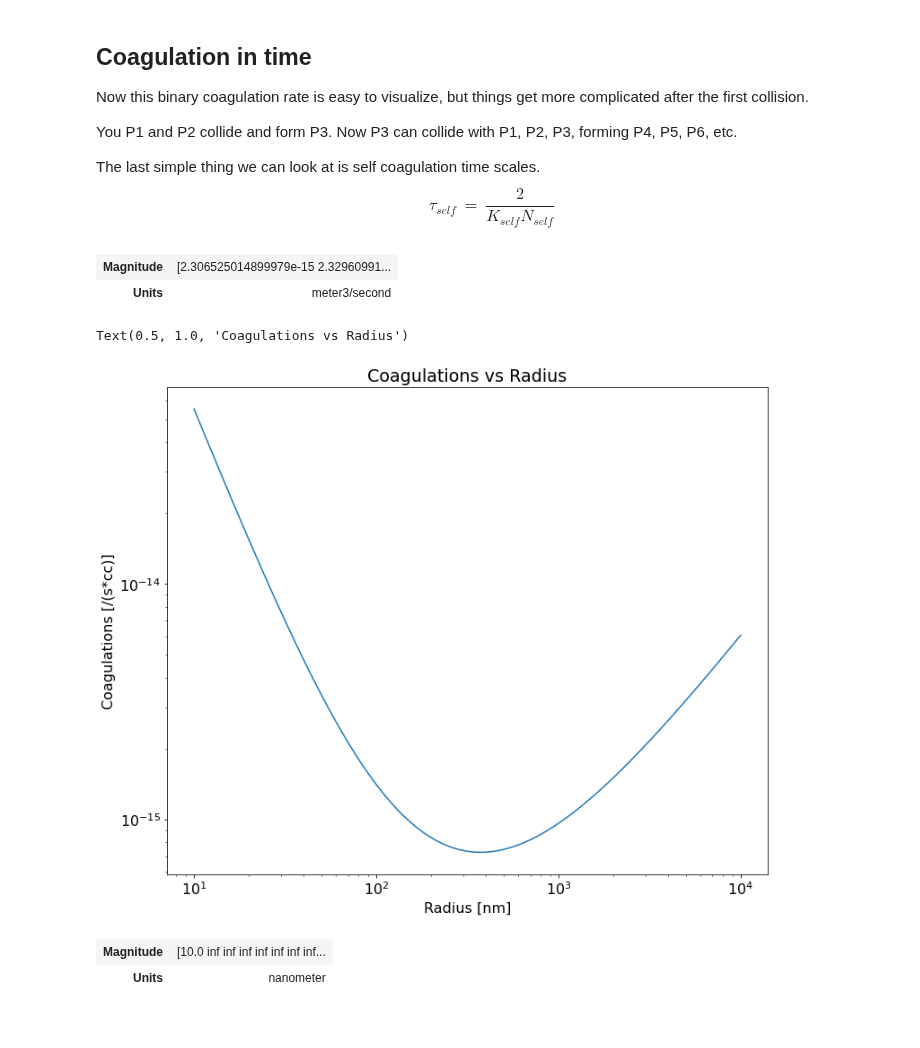
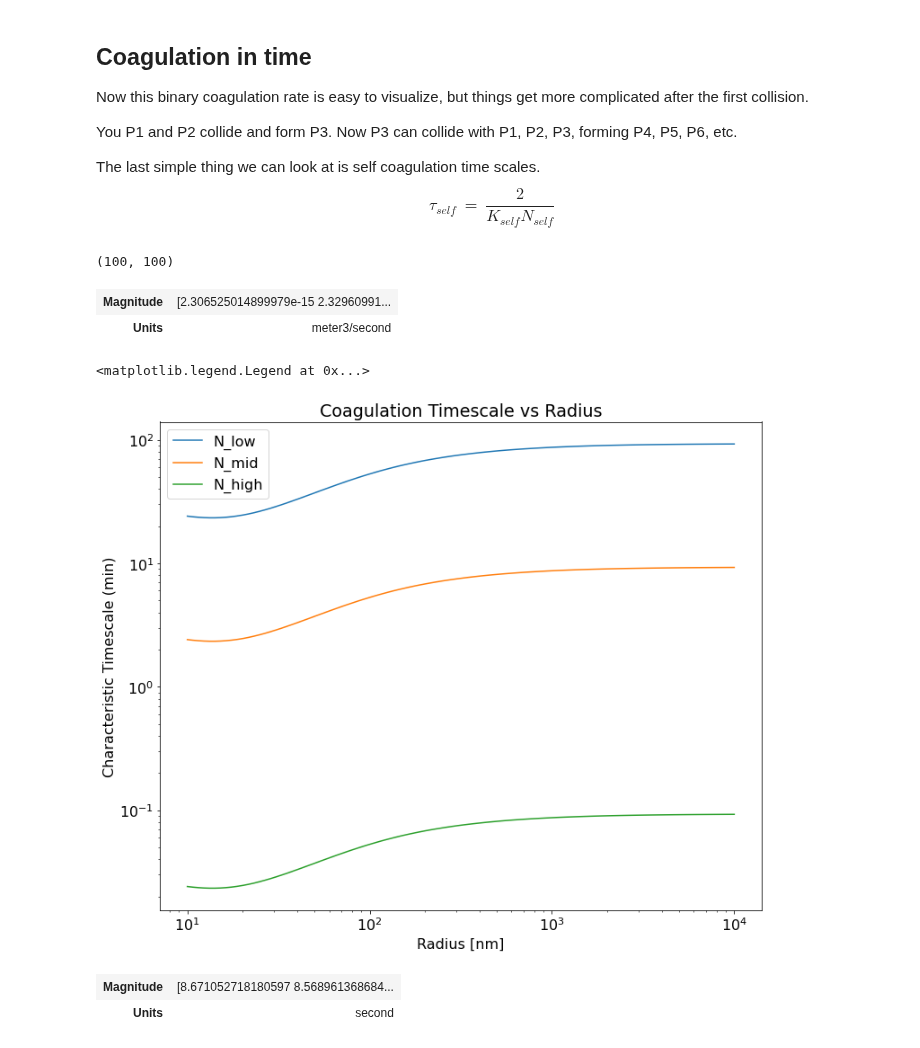
Before and after one commit to Gorkowski/Atmospheric_Science_Class, a Jupyter notebook: Classes/Part2/Lec_gas-phase_and_size_dist.ipynb, the cells around one changed output. Drawn from its saved outputs; the diff is of its cells as text; code cells hidden in the pictures.

Commit message:
updated timescale for coag

```diff
--- a/Classes/Part2/Lec_gas-phase_and_size_dist.ipynb
+++ b/Classes/Part2/Lec_gas-phase_and_size_dist.ipynb
@@ -486,22 +486,41 @@ radii = np.logspace(1, 4, 100) * u.nm
 Particle_array_log = particle.Particle(particle_radius=radii)
 
 coagulation_coefficent = Particle_array_log.coagulation()
-np.shape(coagulation_coefficent)
+print(np.shape(coagulation_coefficent))
 coagulation_coefficent[0]
 # %% [output]
+(100, 100)
 | Magnitude | [2.306525014899979e-15 2.32960991... |
 | Units | meter3/second |
-# %%
-fig, ax = plt.subplots(1, 1,)
-ax.loglog(radii, coagulation_coefficent[50])
-ax.set_xlabel('Radius [nm]',  )
-ax.set_ylabel('Coagulations [/(s*cc)]',  )
-ax.set_title('Coagulations vs Radius',  )
-# %% [output]
-Text(0.5, 1.0, 'Coagulations vs Radius')
-[figure, removed]
-# %%
-radii
-# %% [output]
-| Magnitude | [10.0 inf inf inf inf inf inf inf... |
-| Units | nanometer |
+# %%
+self_coaguluation_coefficient = np.zeros_like(radii)
+for i, radius in enumerate(radii):
+    self_coaguluation_coefficient[i] = coagulation_coefficent[i][i].magnitude
+self_coaguluation_coefficient = self_coaguluation_coefficient * u.m**3/u.s
+# %%
+N_low = 1e4 * u.cm**-3
+N_mid = 1e5 * u.cm**-3
+N_high = 1e7 * u.cm**-3
+
+tau_low = 2/(self_coaguluation_coefficient * N_low.to(u.m**-3))
+tau_mid = 2/(self_coaguluation_coefficient * N_mid.to(u.m**-3))
+tau_high = 2/(self_coaguluation_coefficient * N_high.to(u.m**-3))
+
+
+fig, ax = plt.subplots(1, 1,)
+ax.loglog(radii, tau_low.to(u.hr), label= 'N_low')
+ax.loglog(radii, tau_mid.to(u.hr), label= 'N_mid')
+ax.loglog(radii, tau_high.to(u.hr), label= 'N_high')
+
+ax.set_xlabel('Radius [nm]',  )
+ax.set_ylabel('Characteristic Timescale (min)',  )
+ax.set_title('Coagulation Timescale vs Radius',  )
+ax.legend()
+# %% [output]
+<matplotlib.legend.Legend at 0x...>
+[figure, added]
+# %%
+tau_high
+# %% [output]
+| Magnitude | [8.671052718180597 8.568961368684... |
+| Units | second |
```
Also changed, not shown: parts of 1 cell of this notebook.
